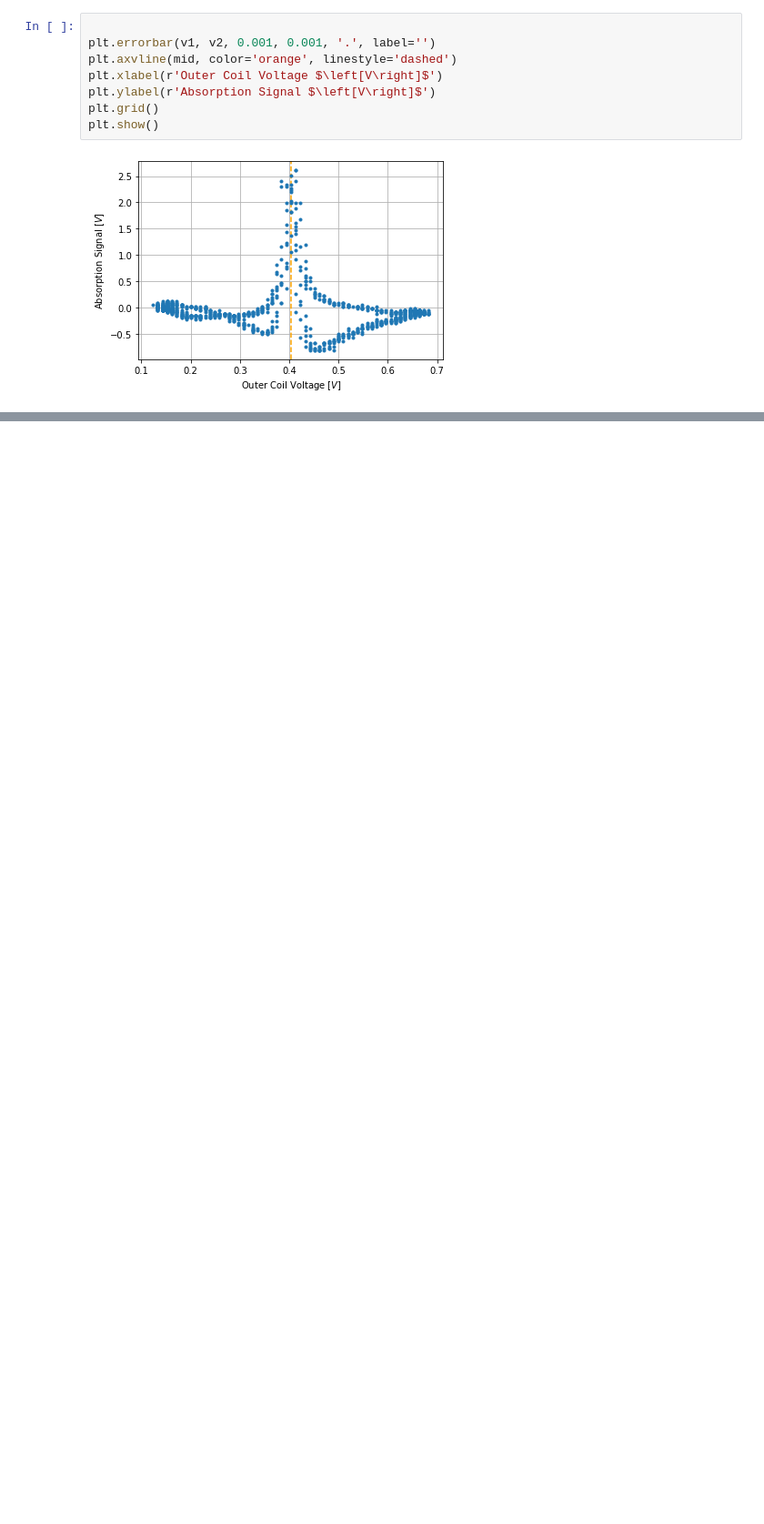
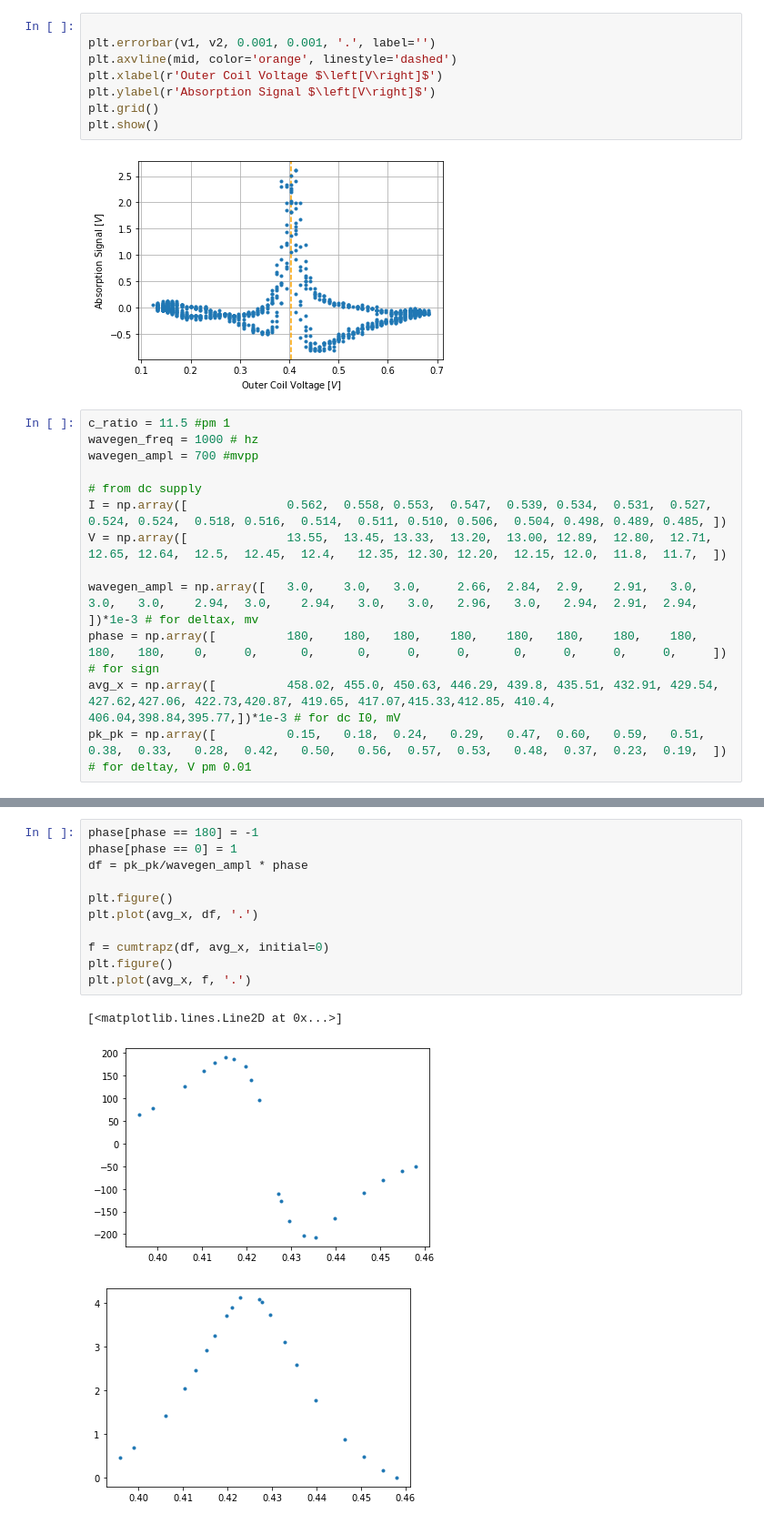
Before and after one commit to FlipperCoin/lab-4, a Jupyter notebook: esr/esr.ipynb, the cells around one changed output, grey strips where cells are left out. Shown: that part at 91% size. Cells and saved outputs as stored; diff of their text form; blank space fills up the shorter version.

```diff
--- a/esr/esr_a.ipynb
+++ b/esr/esr.ipynb
@@ -205,3 +209,16 @@ plt.grid()
 plt.show()
 # %% [output]
 [figure]
+# %%
+c_ratio = 11.5 #pm 1
+wavegen_freq = 1000 # hz
+wavegen_ampl = 700 #mvpp
+
+# from dc supply
+I = np.array([              0.562,  0.558, 0.553,  0.547,  0.539, 0.534,  0.531,  0.527,  0.524, 0.524,  0.518, 0.516,  0.514,  0.511, 0.510, 0.506,  0.504, 0.498, 0.489, 0.485, ])
+V = np.array([              13.55,  13.45, 13.33,  13.20,  13.00, 12.89,  12.80,  12.71,  12.65, 12.64,  12.5,  12.45,  12.4,   12.35, 12.30, 12.20,  12.15, 12.0,  11.8,  11.7,  ])
+
+wavegen_ampl = np.array([   3.0,    3.0,   3.0,     2.66,  2.84,  2.9,    2.91,   3.0,    3.0,   3.0,    2.94,  3.0,    2.94,   3.0,   3.0,   2.96,   3.0,   2.94,  2.91,  2.94,  ])*1e-3 # for deltax, mv
+phase = np.array([          180,    180,   180,    180,    180,   180,    180,    180,    180,   180,    0,     0,      0,      0,     0,     0,      0,     0,     0,     0,     ]) # for sign
+avg_x = np.array([          458.02, 455.0, 450.63, 446.29, 439.8, 435.51, 432.91, 429.54, 427.62,427.06, 422.73,420.87, 419.65, 417.07,415.33,412.85, 410.4, 406.04,398.84,395.77,])*1e-3 # for dc I0, mV
+pk_pk = np.array([          0.15,   0.18,  0.24,   0.29,   0.47,  0.60,   0.59,   0.51,   0.38,  0.33,   0.28,  0.42,   0.50,   0.56,  0.57,  0.53,   0.48,  0.37,  0.23,  0.19,  ]) # for deltay, V pm 0.01
@@ -207,0 +238,15 @@ plt.show()
+# %%
+phase[phase == 180] = -1
+phase[phase == 0] = 1
+df = pk_pk/wavegen_ampl * phase
+
+plt.figure()
+plt.plot(avg_x, df, '.')
+
+f = cumtrapz(df, avg_x, initial=0)
+plt.figure()
+plt.plot(avg_x, f, '.')
+# %% [output]
+[<matplotlib.lines.Line2D at 0x...>]
+[figure, added]
+[figure, added]
```
Also changed, not shown: parts of 13 cells of this notebook, 1 other file.
